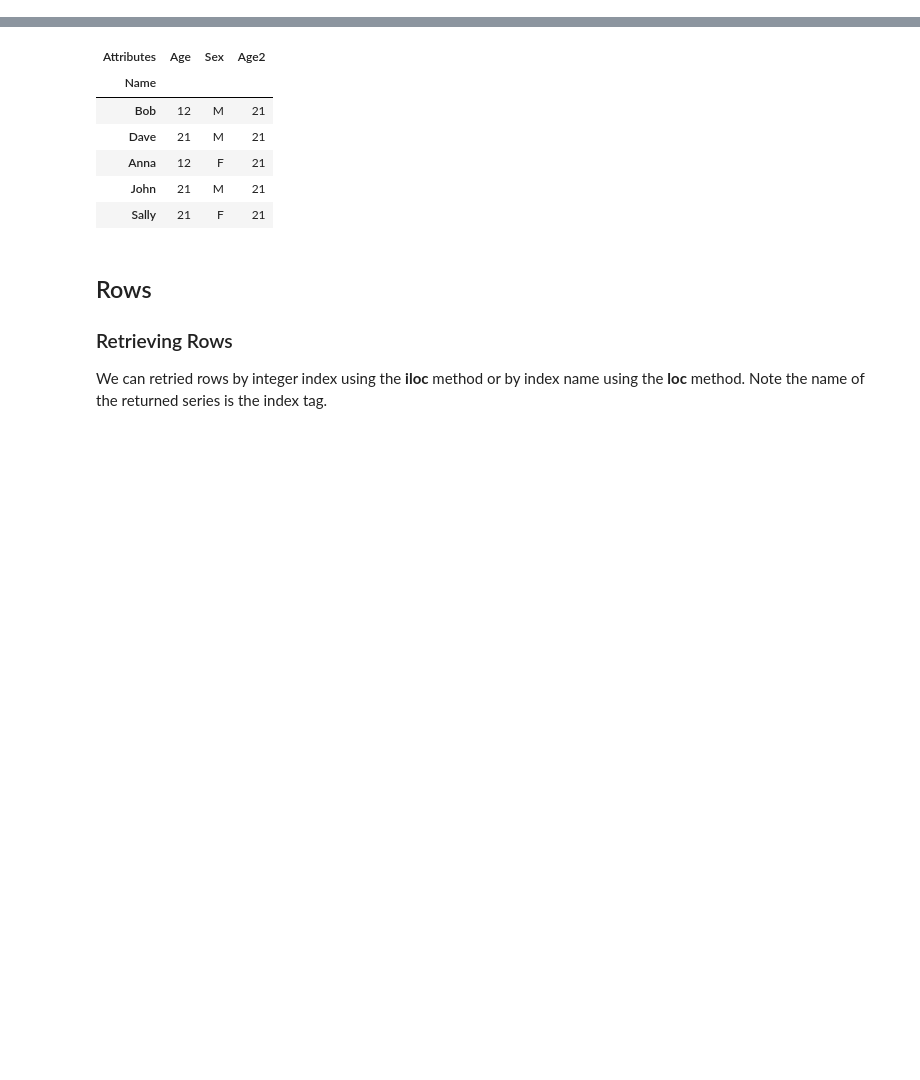
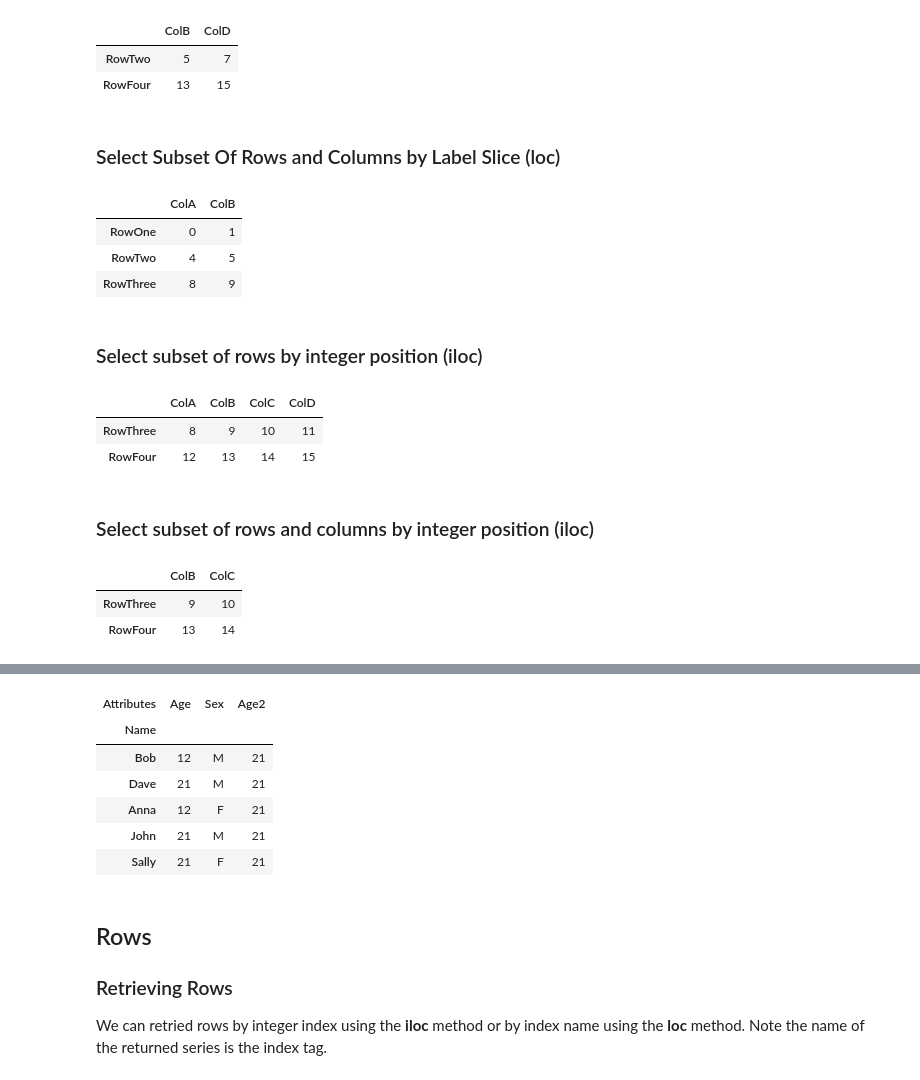
Before and after one commit to kennyrnwilson/python, a Jupyter notebook: pandas/dataframe.ipynb, the cells around one changed output, grey strips where cells are left out. Drawn from its saved outputs; the diff is of its cells as text; code cells hidden in the pictures; blank space fills up the shorter version.

```diff
--- a/pandas/dataframe.ipynb
+++ b/pandas/dataframe.ipynb
@@ -123,0 +89,35 @@ df
+# %%
+df1 = pd.DataFrame(np.arange(16).reshape(4,4), index = ['RowOne','RowTwo','RowThree','RowFour'],columns=['ColA','ColB','ColC','ColD'] )
+df1.loc[['RowTwo','RowFour'], ['ColB','ColD']]
+# %% [output]
+|  | ColB | ColD |
+| RowTwo | 5 | 7 |
+| RowFour | 13 | 15 |
+# %% [markdown]
+### Select Subset Of Rows and Columns by Label Slice (loc)
+# %%
+df1 = pd.DataFrame(np.arange(16).reshape(4,4), index = ['RowOne','RowTwo','RowThree','RowFour'],columns=['ColA','ColB','ColC','ColD'] )
+df1.loc[:'RowThree', :'ColB']
+# %% [output]
+|  | ColA | ColB |
+| RowOne | 0 | 1 |
+| RowTwo | 4 | 5 |
+| RowThree | 8 | 9 |
+# %% [markdown]
+### Select subset of rows by integer position (iloc)
+# %%
+df1 = pd.DataFrame(np.arange(16).reshape(4,4), index = ['RowOne','RowTwo','RowThree','RowFour'],columns=['ColA','ColB','ColC','ColD'] )
+df1.iloc[[2,3]]
+# %% [output]
+|  | ColA | ColB | ColC | ColD |
+| RowThree | 8 | 9 | 10 | 11 |
+| RowFour | 12 | 13 | 14 | 15 |
+# %% [markdown]
+### Select subset of rows and columns by integer position (iloc)
+# %%
+df1 = pd.DataFrame(np.arange(16).reshape(4,4), index = ['RowOne','RowTwo','RowThree','RowFour'],columns=['ColA','ColB','ColC','ColD'] )
+df1.iloc[[2,3], [1,2]]
+# %% [output]
+|  | ColB | ColC |
+| RowThree | 9 | 10 |
+| RowFour | 13 | 14 |
```
Also changed, not shown: parts of 49 cells of this notebook.
